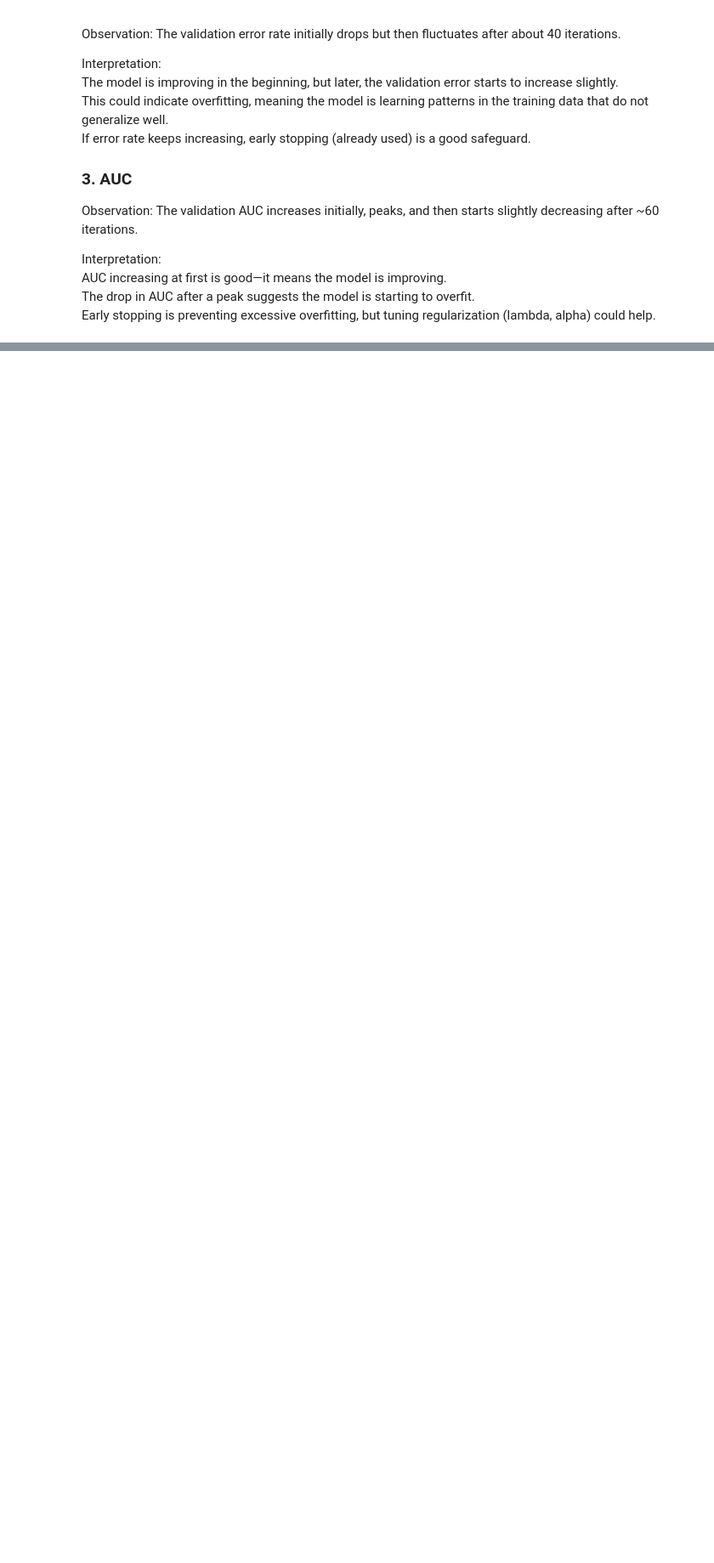
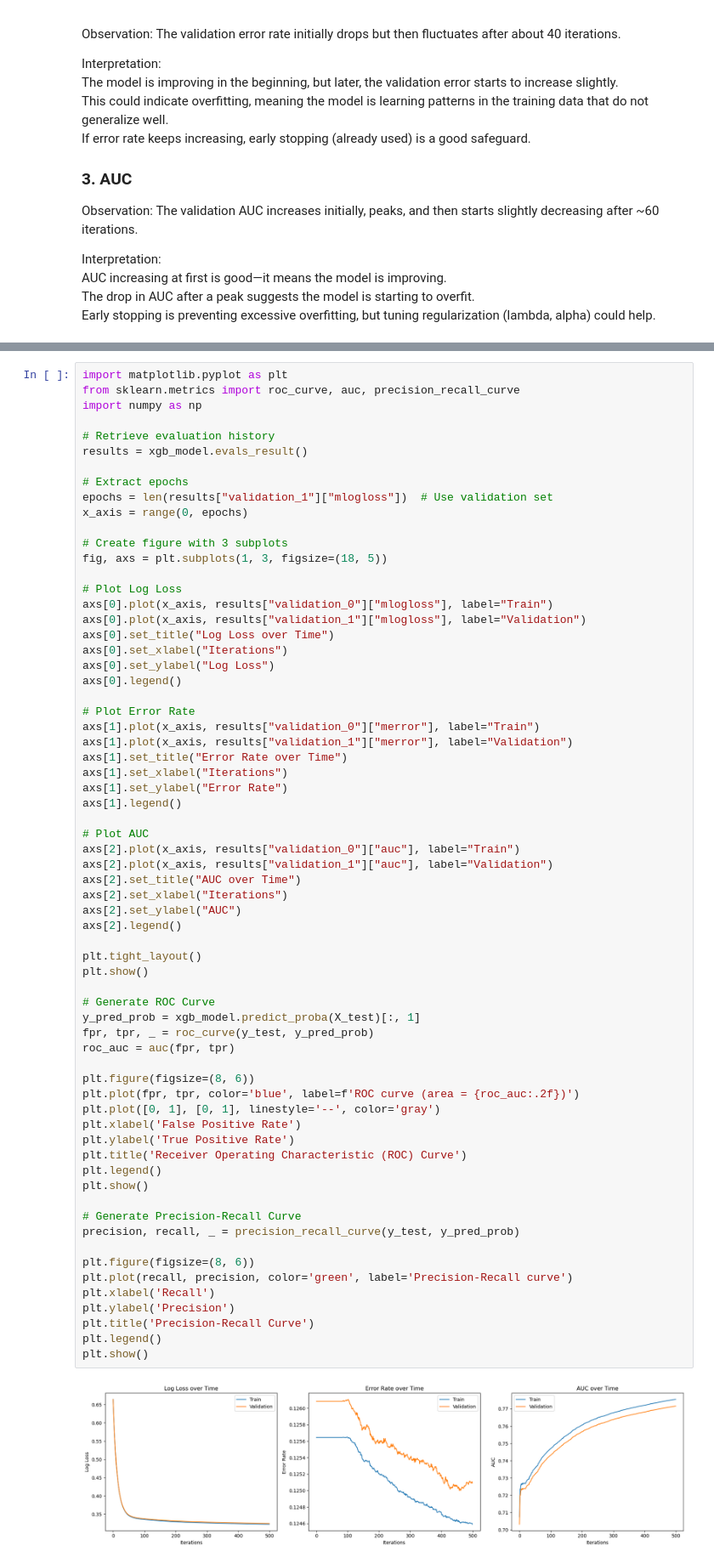
Before and after one commit to yw2747/P10-Hybrid_Risk_Scoring_Model, a Jupyter notebook: Model.ipynb, the cells around one changed output, grey strips where cells are left out. Shown: that part at 85% size. Drawn from its saved outputs; the diff is of its cells as text; blank space fills up the shorter version.

Commit message:
Model_Jiaxuan_modified

```diff
--- a/Model.ipynb
+++ b/Model.ipynb
@@ -228,0 +290,68 @@ print(importance_df.to_string())
+# %%
+import matplotlib.pyplot as plt
+from sklearn.metrics import roc_curve, auc, precision_recall_curve
+import numpy as np
+
+# Retrieve evaluation history
+results = xgb_model.evals_result()
+
+# Extract epochs
+epochs = len(results["validation_1"]["mlogloss"])  # Use validation set
+x_axis = range(0, epochs)
+
+# Create figure with 3 subplots
+fig, axs = plt.subplots(1, 3, figsize=(18, 5))
+
+# Plot Log Loss
+axs[0].plot(x_axis, results["validation_0"]["mlogloss"], label="Train")
+axs[0].plot(x_axis, results["validation_1"]["mlogloss"], label="Validation")
+axs[0].set_title("Log Loss over Time")
+axs[0].set_xlabel("Iterations")
+axs[0].set_ylabel("Log Loss")
+axs[0].legend()
+
+# Plot Error Rate
+axs[1].plot(x_axis, results["validation_0"]["merror"], label="Train")
+axs[1].plot(x_axis, results["validation_1"]["merror"], label="Validation")
+axs[1].set_title("Error Rate over Time")
+axs[1].set_xlabel("Iterations")
+axs[1].set_ylabel("Error Rate")
+axs[1].legend()
+
+# Plot AUC
+axs[2].plot(x_axis, results["validation_0"]["auc"], label="Train")
+axs[2].plot(x_axis, results["validation_1"]["auc"], label="Validation")
+axs[2].set_title("AUC over Time")
+axs[2].set_xlabel("Iterations")
+axs[2].set_ylabel("AUC")
+axs[2].legend()
+
+plt.tight_layout()
+plt.show()
+
+# Generate ROC Curve
+y_pred_prob = xgb_model.predict_proba(X_test)[:, 1]
+fpr, tpr, _ = roc_curve(y_test, y_pred_prob)
+roc_auc = auc(fpr, tpr)
+
+plt.figure(figsize=(8, 6))
+plt.plot(fpr, tpr, color='blue', label=f'ROC curve (area = {roc_auc:.2f})')
+plt.plot([0, 1], [0, 1], linestyle='--', color='gray')
+plt.xlabel('False Positive Rate')
+plt.ylabel('True Positive Rate')
+plt.title('Receiver Operating Characteristic (ROC) Curve')
+plt.legend()
+plt.show()
+
+# Generate Precision-Recall Curve
+precision, recall, _ = precision_recall_curve(y_test, y_pred_prob)
+
+plt.figure(figsize=(8, 6))
+plt.plot(recall, precision, color='green', label='Precision-Recall curve')
+plt.xlabel('Recall')
+plt.ylabel('Precision')
+plt.title('Precision-Recall Curve')
+plt.legend()
+plt.show()
+# %% [output]
+[figure, added]
```
Also changed, not shown: parts of 11 cells of this notebook.
